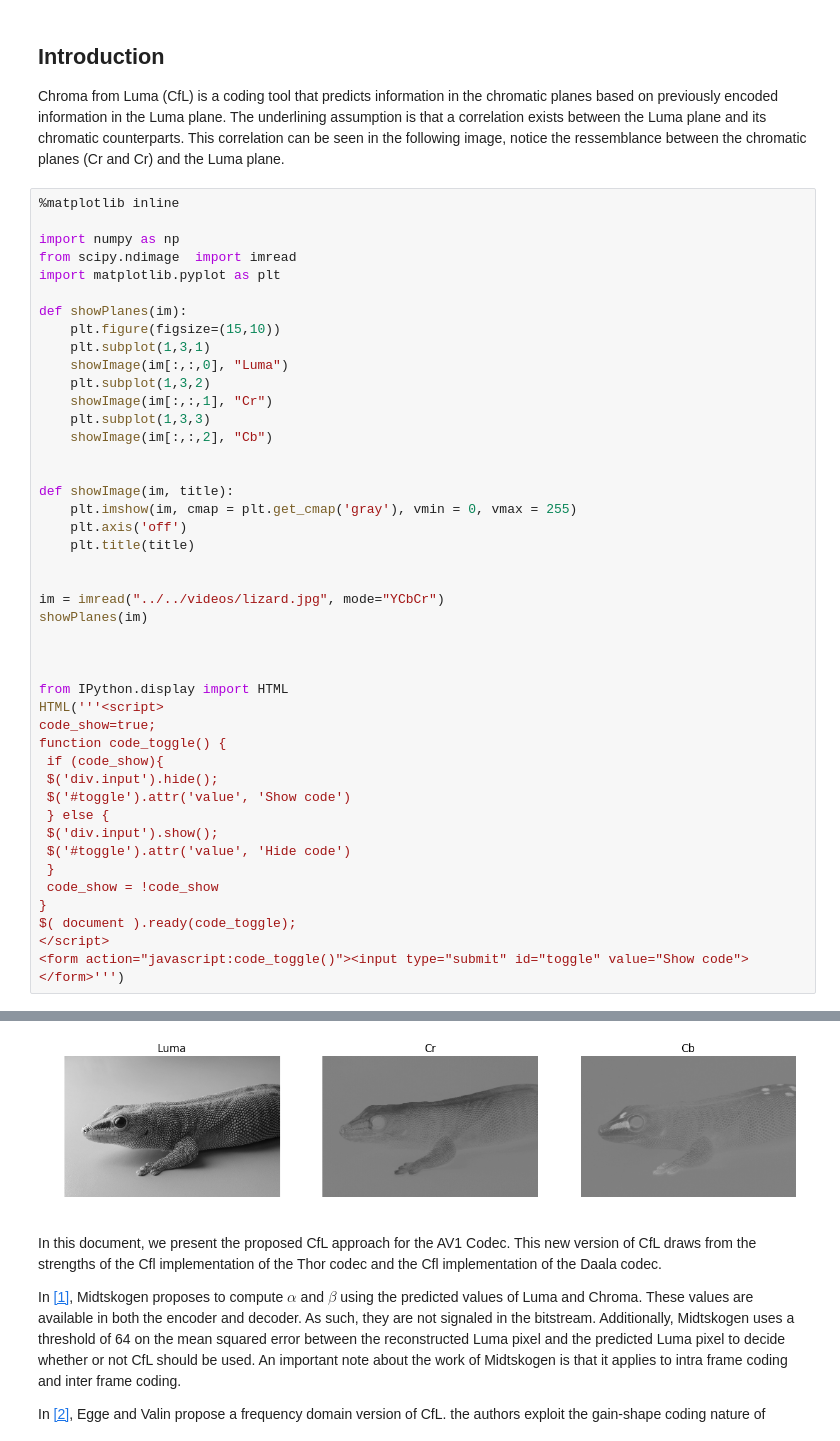
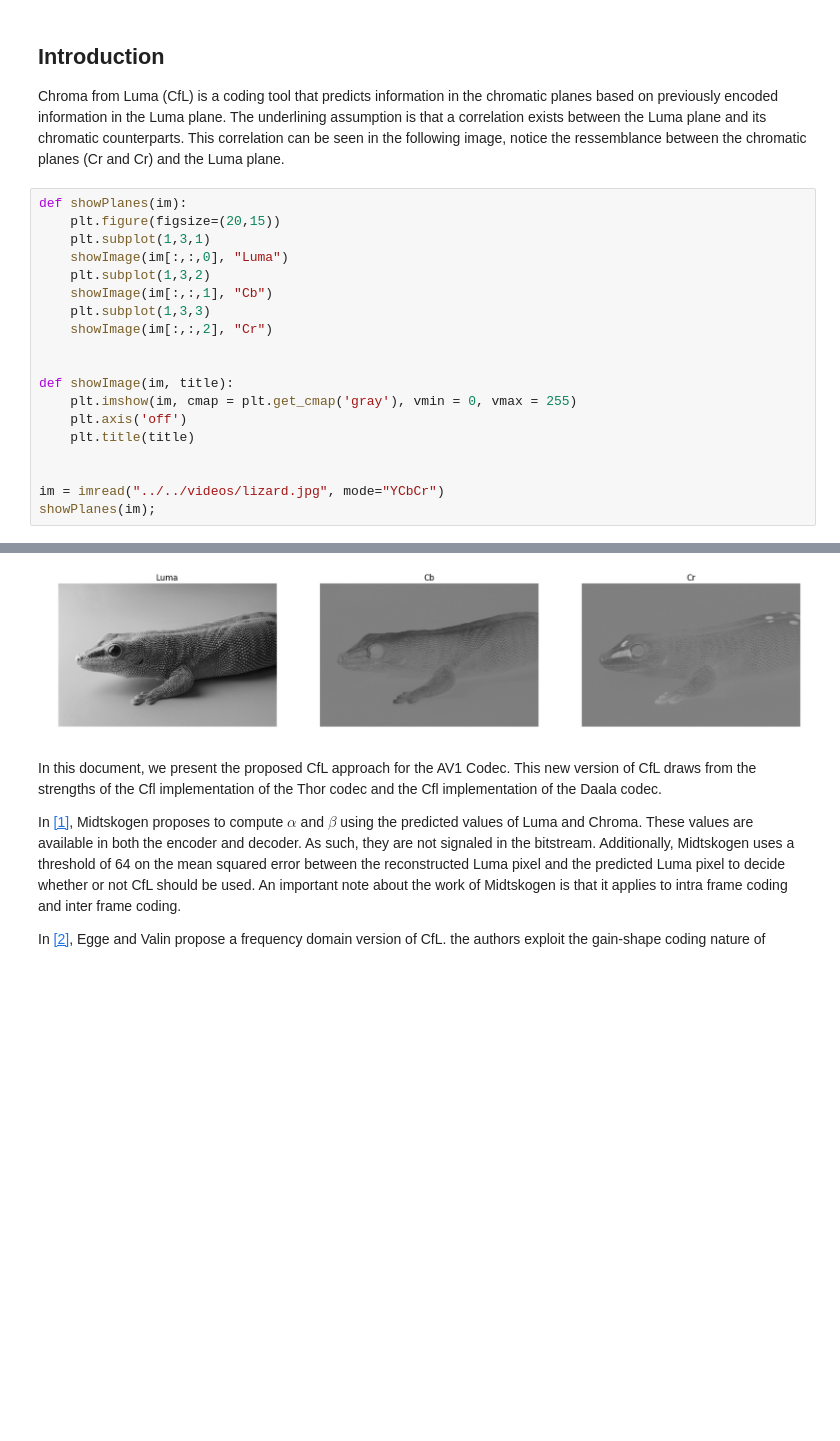
Before and after one commit to luctrudeau/VideoExperiments, a Jupyter notebook: cfl/gain/Chroma from Luma (CfL).ipynb, the cells around one changed output, grey strips where cells are left out. Drawn from its saved outputs; the diff is of its cells as text; blank space fills up the shorter version.

```diff
--- a/cfl/gain/Chroma from Luma (CfL).ipynb
+++ b/cfl/gain/Chroma from Luma (CfL).ipynb
@@ -18,20 +65,14 @@ Outline
 
 Chroma from Luma (CfL) is a coding tool that predicts information in the chromatic planes based on previously encoded information in the Luma plane. The underlining assumption is that a correlation exists between the Luma plane and its chromatic counterparts. This correlation can be seen in the following image, notice the ressemblance between the chromatic planes (Cr and Cr) and the Luma plane.
 # %%
-%matplotlib inline
-
-import numpy as np
-from scipy.ndimage  import imread
-import matplotlib.pyplot as plt
-
 def showPlanes(im):
-    plt.figure(figsize=(15,10))
+    plt.figure(figsize=(20,15))
     plt.subplot(1,3,1)
     showImage(im[:,:,0], "Luma")
     plt.subplot(1,3,2)
-    showImage(im[:,:,1], "Cr")
+    showImage(im[:,:,1], "Cb")
     plt.subplot(1,3,3)
-    showImage(im[:,:,2], "Cb")
+    showImage(im[:,:,2], "Cr")
 
 
 def showImage(im, title):
@@ -41,24 +82,5 @@ def showImage(im, title):
 
 
 im = imread("../../videos/lizard.jpg", mode="YCbCr")
-showPlanes(im)
-
-
-
-from IPython.display import HTML
-HTML('''<script>
-code_show=true;
-function code_toggle() {
- if (code_show){
- $('div.input').hide();
- $('#toggle').attr('value', 'Show code')
- } else {
- $('div.input').show();
- $('#toggle').attr('value', 'Hide code')
- }
- code_show = !code_show
-}
-$( document ).ready(code_toggle);
-</script>
-<form action="javascript:code_toggle()"><input type="submit" id="toggle" value="Show code"></form>''')
+showPlanes(im);
 # %% [output]
@@ -66,4 +87,4 @@ $( document ).ready(code_toggle);
-[figure, old version]
+[figure, new version]
 # %% [markdown]
 In this document, we present the proposed CfL approach for the AV1 Codec. This new version of CfL draws from the strengths of the Cfl implementation of the Thor codec and the Cfl implementation of the Daala codec.
 
```
Also changed, not shown: parts of 24 cells of this notebook.
